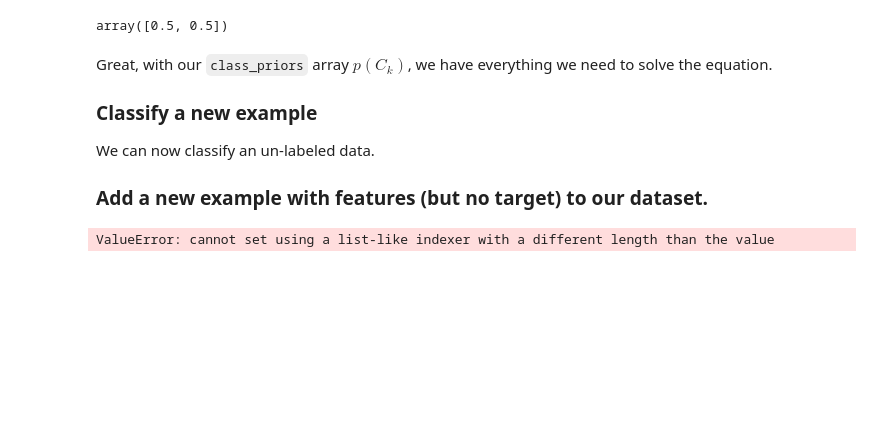
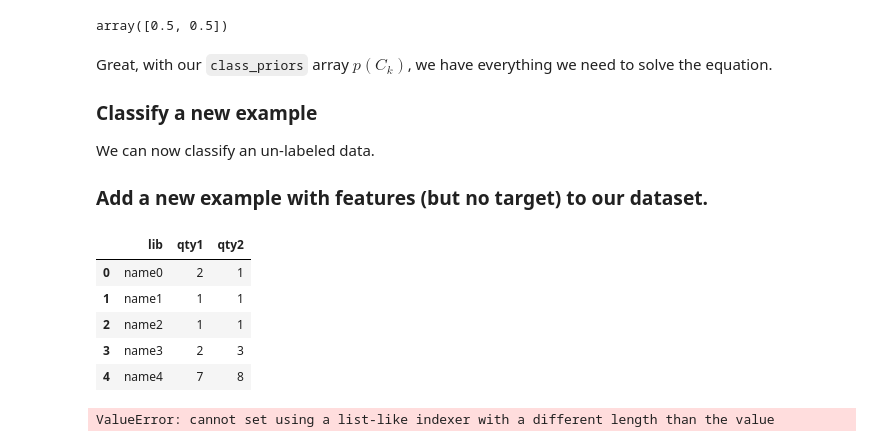
Before and after one commit to AlecMorgan/dsc-2-22-07-NB-Numpy-Lab-seattle-ds-career-040119, a Jupyter notebook: index.ipynb, the cells around one changed output. Saved outputs shown, nothing was run; the diff lists cells and outputs as text; code cells hidden in the pictures; blank space fills up the shorter version.

```diff
--- a/index.ipynb
+++ b/index.ipynb
@@ -195,6 +195,19 @@ Great, with our `class_priors` array $p(C_{k})$, we have everything we need to s
 We can now classify an un-labeled data.
 
 ### Add a new example with features (but no target) to our dataset.
+# %%
+from numpy.random import randint
+df = pd.DataFrame(columns=['lib', 'qty1', 'qty2'])
+for i in range(5):
+    df.loc[i] = ['name' + str(i)] + list(randint(10, size=2))
+df
+# %% [output]
+|  | lib | qty1 | qty2 |
+| 0 | name0 | 2 | 1 |
+| 1 | name1 | 1 | 1 |
+| 2 | name2 | 1 | 1 |
+| 3 | name3 | 2 | 3 |
+| 4 | name4 | 7 | 8 |
 # %%
 # Add a new example with features of your choice (keep them reasonable)
 test_data = data
```
